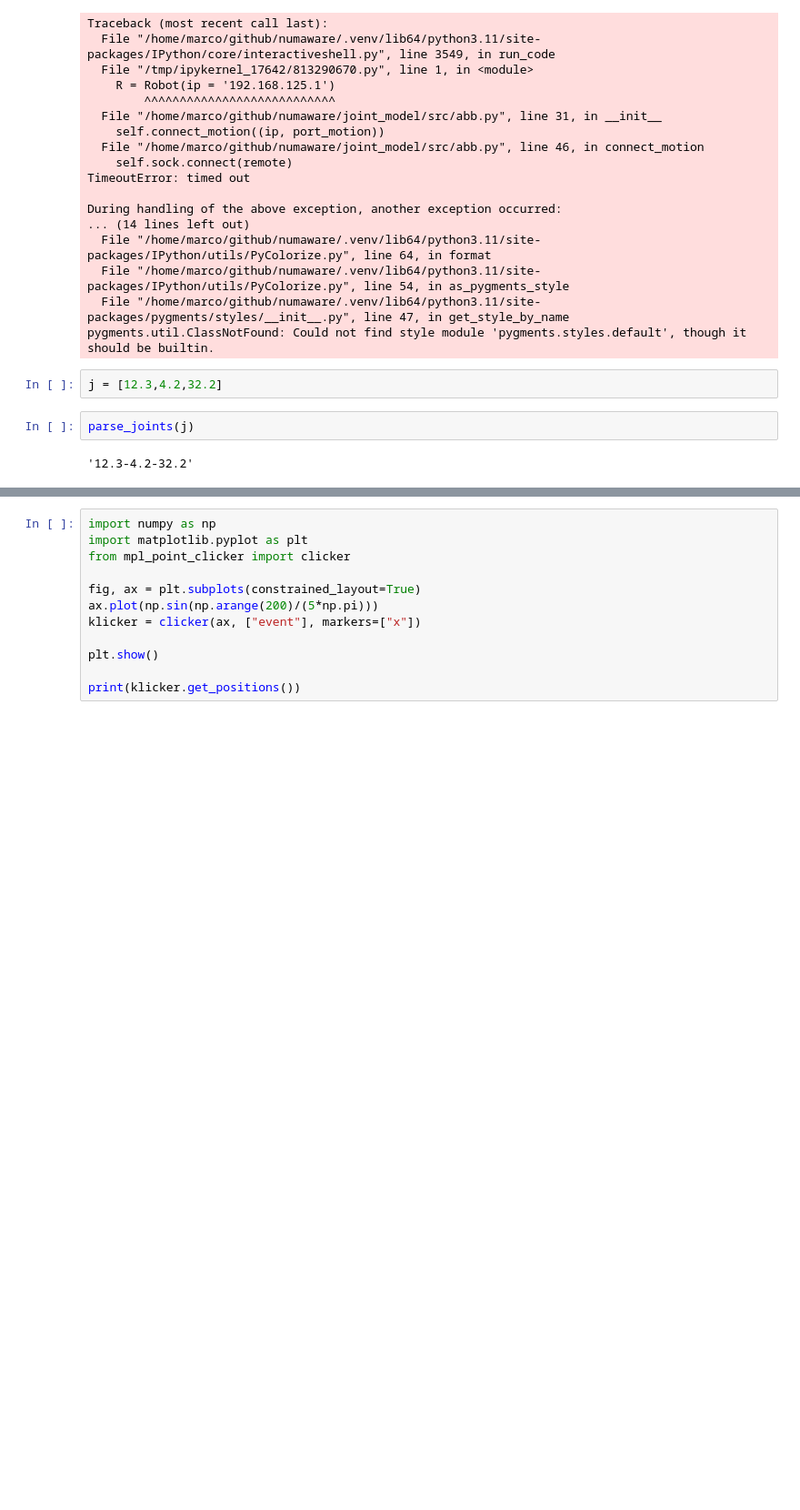
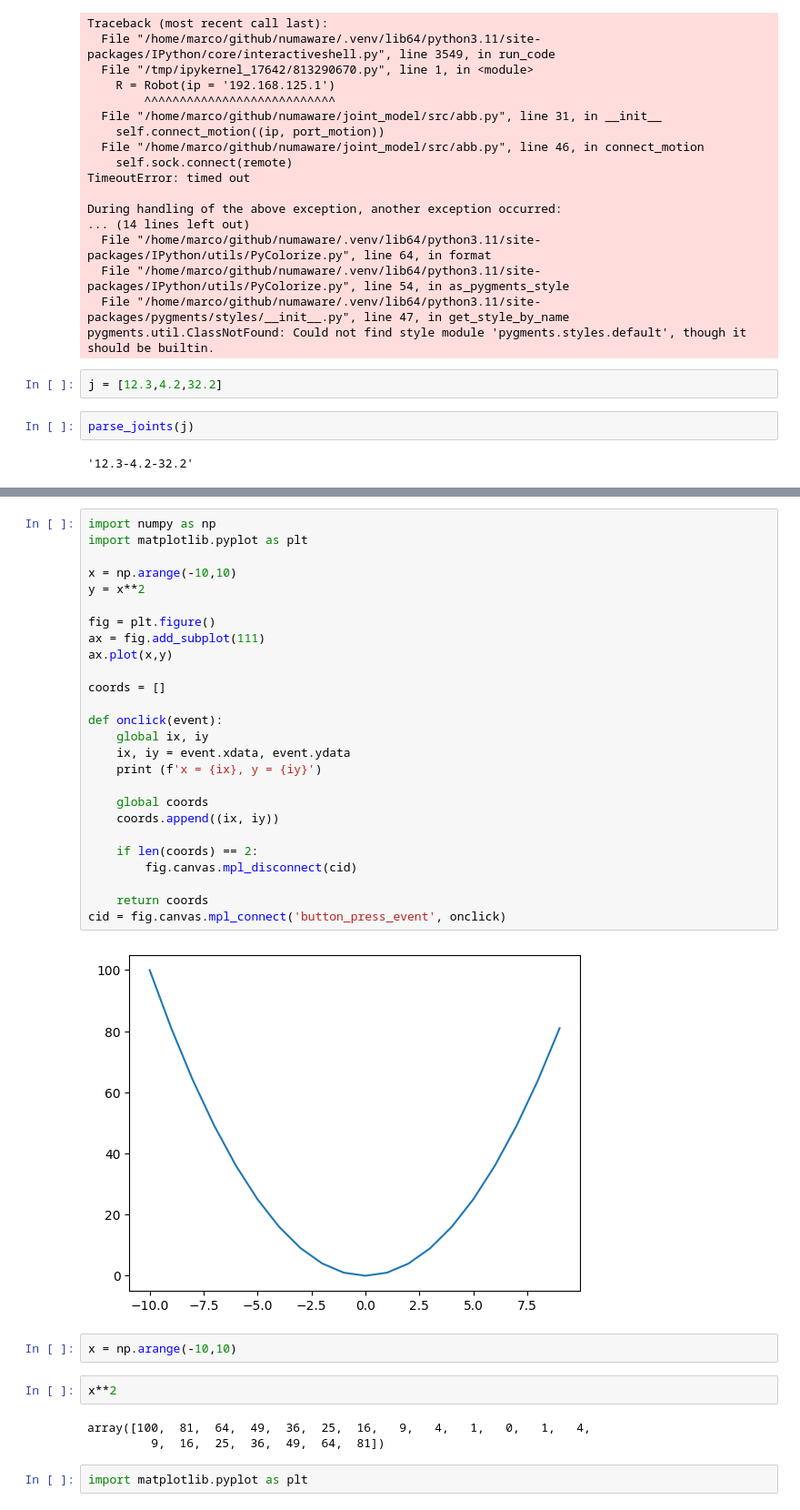
Before and after one commit to mgarcia14115/numaware, a Jupyter notebook: joint_model/scripts/data_collection/00.0-mg-workspace.ipynb, the cells around one changed output, grey strips where cells are left out. Shown: that part at 91% size. Drawn from its saved outputs; the diff is of its cells as text; blank space fills up the shorter version.

Commit message:
Made the script where we can label the midpoint with a mouse click

```diff
--- a/joint_model/scripts/data_collection/00.0-mg-workspace.ipynb
+++ b/joint_model/scripts/data_collection/00.0-mg-workspace.ipynb
@@ -298,12 +224,37 @@ def calibrate(folder, rows=6, cols=9, save_file='calibrationdata.npz'):
-# %%
-import numpy as np
-import matplotlib.pyplot as plt
-from mpl_point_clicker import clicker
-
-fig, ax = plt.subplots(constrained_layout=True)
-ax.plot(np.sin(np.arange(200)/(5*np.pi)))
-klicker = clicker(ax, ["event"], markers=["x"])
-
-plt.show()
-
-print(klicker.get_positions())
+# %%
+import numpy as np
+import matplotlib.pyplot as plt
+
+x = np.arange(-10,10)
+y = x**2
+
+fig = plt.figure()
+ax = fig.add_subplot(111)
+ax.plot(x,y)
+
+coords = []
+
+def onclick(event):
+    global ix, iy
+    ix, iy = event.xdata, event.ydata
+    print (f'x = {ix}, y = {iy}')
+
+    global coords
+    coords.append((ix, iy))
+
+    if len(coords) == 2:
+        fig.canvas.mpl_disconnect(cid)
+
+    return coords
+cid = fig.canvas.mpl_connect('button_press_event', onclick)
+# %% [output]
+[figure, added]
+# %%
+x = np.arange(-10,10)
+# %%
+x**2
+# %% [output]
+array([100,  81,  64,  49,  36,  25,  16,   9,   4,   1,   0,   1,   4,
+         9,  16,  25,  36,  49,  64,  81])
+# %%
+import matplotlib.pyplot as plt
```
Also changed, not shown: parts of 5 cells of this notebook, 2 other files.
